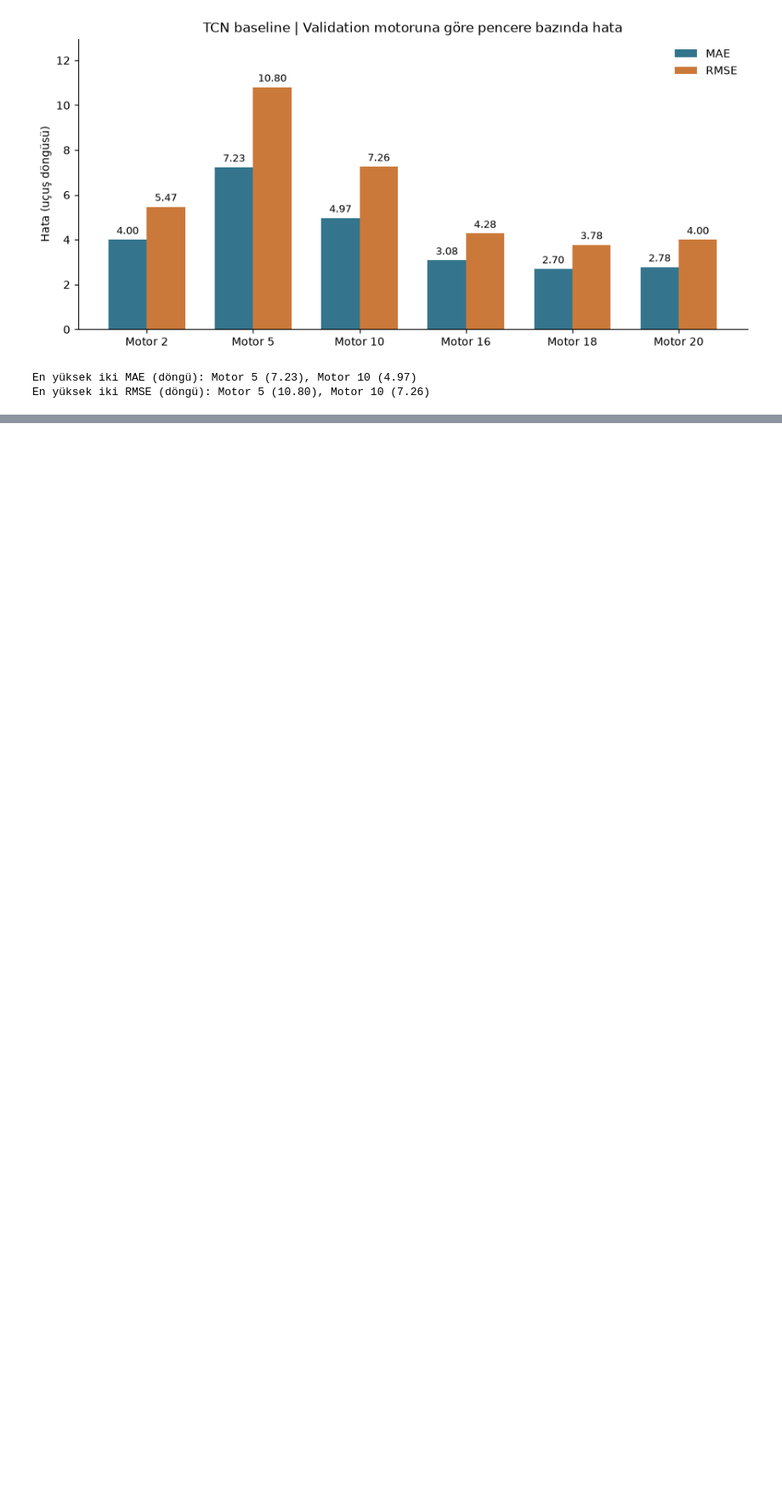
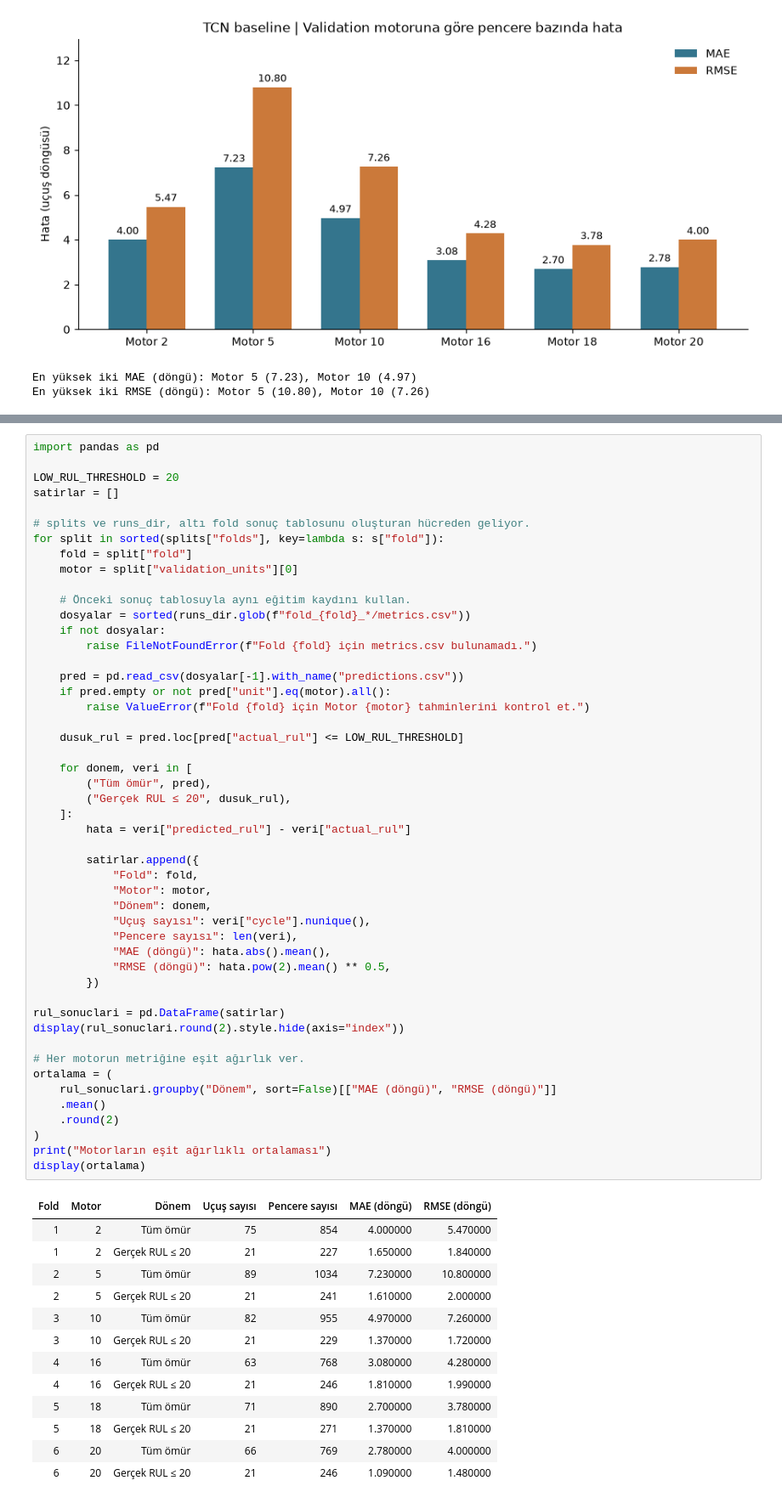
Before and after one commit to ilkinsoydas/End-to-End-PdM-Pipeline, a Jupyter notebook: n_cmapss/notebooks/07_TCN_Training_Results.ipynb, the cells around one changed output, grey strips where cells are left out. Shown at 85% size. Saved outputs shown, nothing was run; the diff lists cells and outputs as text; blank space fills up the shorter version.

Commit message:
Report six TCN hyperparameter experiments and add interactive fold and engine analysis

```diff
--- a/n_cmapss/notebooks/07_TCN_Training_Results.ipynb
+++ b/n_cmapss/notebooks/07_TCN_Training_Results.ipynb
@@ -469,0 +338,63 @@ Dropdown(description='Fold:', options=(('Fold 1 — Motor 2', 1), ('Fold 2 — M
+# %%
+import pandas as pd
+
+LOW_RUL_THRESHOLD = 20
+satirlar = []
+
+# splits ve runs_dir, altı fold sonuç tablosunu oluşturan hücreden geliyor.
+for split in sorted(splits["folds"], key=lambda s: s["fold"]):
+    fold = split["fold"]
+    motor = split["validation_units"][0]
+
+    # Önceki sonuç tablosuyla aynı eğitim kaydını kullan.
+    dosyalar = sorted(runs_dir.glob(f"fold_{fold}_*/metrics.csv"))
+    if not dosyalar:
+        raise FileNotFoundError(f"Fold {fold} için metrics.csv bulunamadı.")
+
+    pred = pd.read_csv(dosyalar[-1].with_name("predictions.csv"))
+    if pred.empty or not pred["unit"].eq(motor).all():
+        raise ValueError(f"Fold {fold} için Motor {motor} tahminlerini kontrol et.")
+
+    dusuk_rul = pred.loc[pred["actual_rul"] <= LOW_RUL_THRESHOLD]
+
+    for donem, veri in [
+        ("Tüm ömür", pred),
+        ("Gerçek RUL ≤ 20", dusuk_rul),
+    ]:
+        hata = veri["predicted_rul"] - veri["actual_rul"]
+
+        satirlar.append({
+            "Fold": fold,
+            "Motor": motor,
+            "Dönem": donem,
+            "Uçuş sayısı": veri["cycle"].nunique(),
+            "Pencere sayısı": len(veri),
+            "MAE (döngü)": hata.abs().mean(),
+            "RMSE (döngü)": hata.pow(2).mean() ** 0.5,
+        })
+
+rul_sonuclari = pd.DataFrame(satirlar)
+display(rul_sonuclari.round(2).style.hide(axis="index"))
+
+# Her motorun metriğine eşit ağırlık ver.
+ortalama = (
+    rul_sonuclari.groupby("Dönem", sort=False)[["MAE (döngü)", "RMSE (döngü)"]]
+    .mean()
+    .round(2)
+)
+print("Motorların eşit ağırlıklı ortalaması")
+display(ortalama)
+# %% [output]
+| Fold | Motor | Dönem | Uçuş sayısı | Pencere sayısı | MAE (döngü) | RMSE (döngü) |
+| 1 | 2 | Tüm ömür | 75 | 854 | 4.000000 | 5.470000 |
+| 1 | 2 | Gerçek RUL ≤ 20 | 21 | 227 | 1.650000 | 1.840000 |
+| 2 | 5 | Tüm ömür | 89 | 1034 | 7.230000 | 10.800000 |
+| 2 | 5 | Gerçek RUL ≤ 20 | 21 | 241 | 1.610000 | 2.000000 |
+| 3 | 10 | Tüm ömür | 82 | 955 | 4.970000 | 7.260000 |
+| 3 | 10 | Gerçek RUL ≤ 20 | 21 | 229 | 1.370000 | 1.720000 |
+| 4 | 16 | Tüm ömür | 63 | 768 | 3.080000 | 4.280000 |
+| 4 | 16 | Gerçek RUL ≤ 20 | 21 | 246 | 1.810000 | 1.990000 |
+| 5 | 18 | Tüm ömür | 71 | 890 | 2.700000 | 3.780000 |
+| 5 | 18 | Gerçek RUL ≤ 20 | 21 | 271 | 1.370000 | 1.810000 |
+| 6 | 20 | Tüm ömür | 66 | 769 | 2.780000 | 4.000000 |
+| 6 | 20 | Gerçek RUL ≤ 20 | 21 | 246 | 1.090000 | 1.480000 |
```
Also changed, not shown: parts of 23 cells of this notebook, 2 other files.
